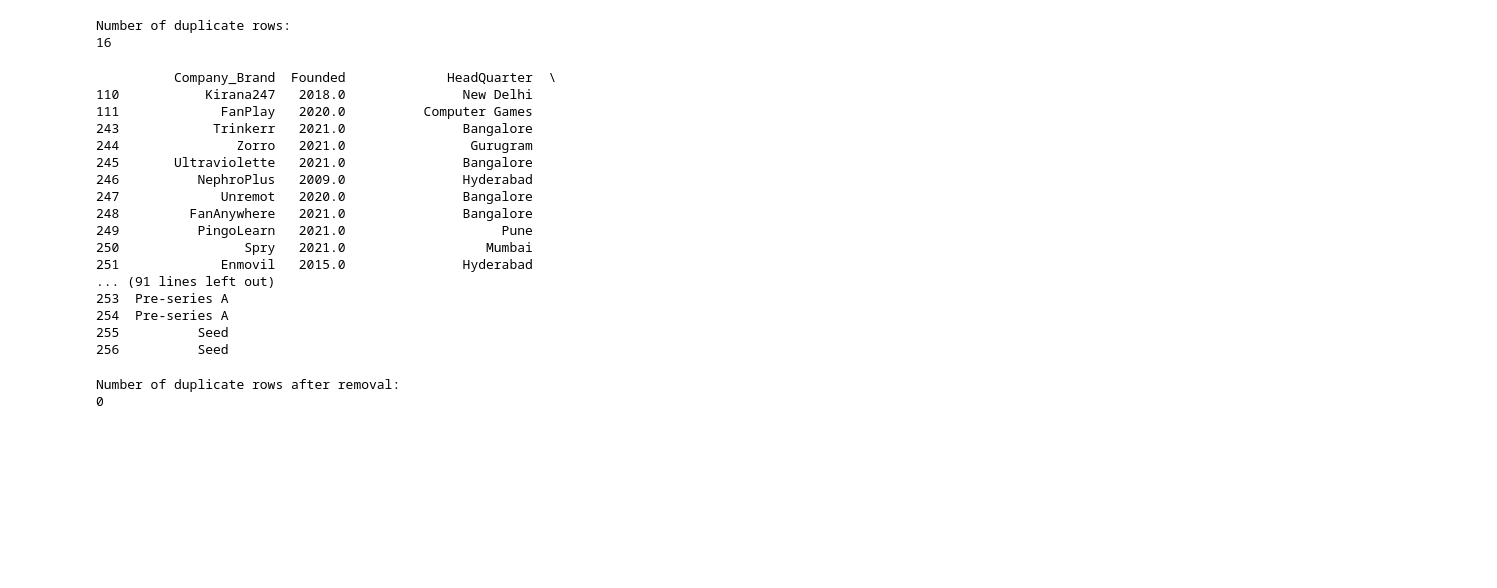
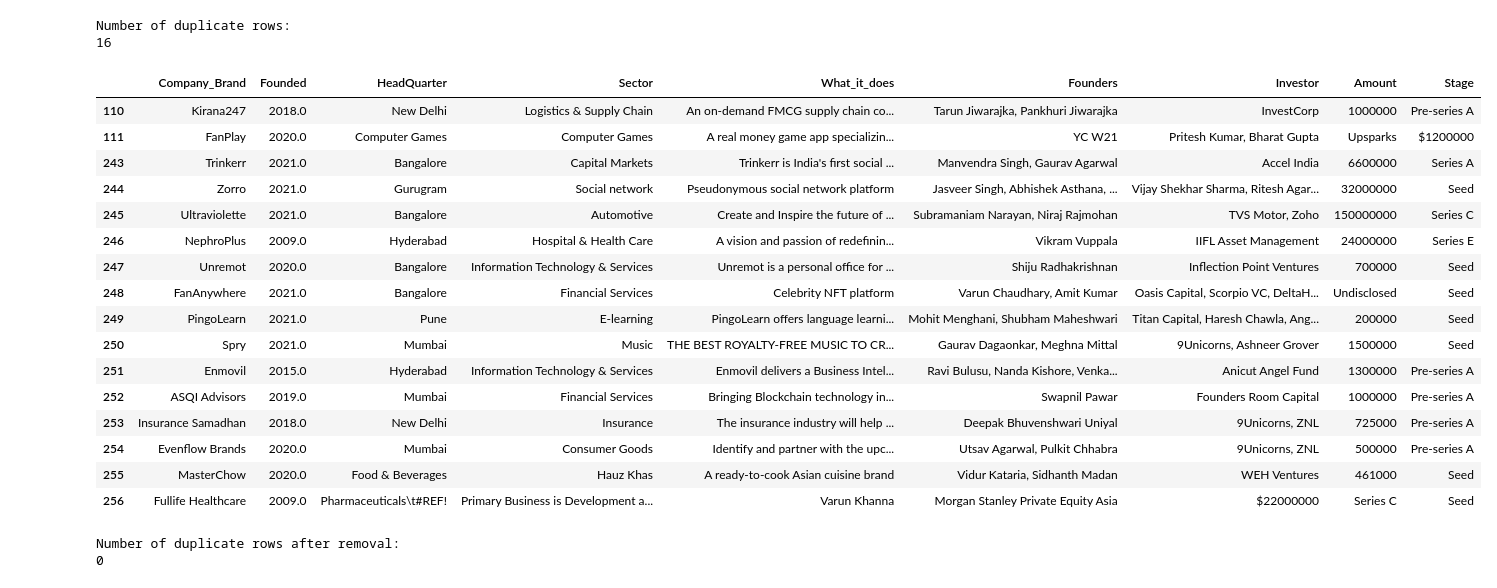
Before and after one commit to Babusto/Azubi-LP1-Project, a Jupyter notebook: Notebook/LP1.ipynb, the cells around one changed output. Cells and saved outputs as stored; diff of their text form; code cells hidden in the pictures; blank space fills up the shorter version.

```diff
--- a/Notebook/LP1.ipynb
+++ b/Notebook/LP1.ipynb
@@ -237,25 +237,25 @@ Number of duplicate rows:
 16
 # %%
 # Display duplicate rows
-print(ata[ata.duplicated()])
+ata[ata.duplicated()]
 # %% [output]
-          Company_Brand  Founded             HeadQuarter  \
-110           Kirana247   2018.0               New Delhi
-111             FanPlay   2020.0          Computer Games
-243            Trinkerr   2021.0               Bangalore
-244               Zorro   2021.0                Gurugram
-245       Ultraviolette   2021.0               Bangalore
-246          NephroPlus   2009.0               Hyderabad
-247             Unremot   2020.0               Bangalore
-248         FanAnywhere   2021.0               Bangalore
-249          PingoLearn   2021.0                    Pune
-250                Spry   2021.0                  Mumbai
-251             Enmovil   2015.0               Hyderabad
-... (91 lines left out)
-253  Pre-series A
-254  Pre-series A
-255          Seed
-256          Seed
+|  | Company_Brand | Founded | HeadQuarter | Sector | What_it_does | Founders | Investor | Amount | Stage |
+| 110 | Kirana247 | 2018.0 | New Delhi | Logistics & Supply Chain | An on-demand FMCG supply chain co... | Tarun Jiwarajka, Pankhuri Jiwarajka | InvestCorp | 1000000 | Pre-series A |
+| 111 | FanPlay | 2020.0 | Computer Games | Computer Games | A real money game app specializin... | YC W21 | Pritesh Kumar, Bharat Gupta | Upsparks | $1200000 |
+| 243 | Trinkerr | 2021.0 | Bangalore | Capital Markets | Trinkerr is India's first social ... | Manvendra Singh, Gaurav Agarwal | Accel India | 6600000 | Series A |
+| 244 | Zorro | 2021.0 | Gurugram | Social network | Pseudonymous social network platform | Jasveer Singh, Abhishek Asthana, ... | Vijay Shekhar Sharma, Ritesh Agar... | 32000000 | Seed |
+| 245 | Ultraviolette | 2021.0 | Bangalore | Automotive | Create and Inspire the future of ... | Subramaniam Narayan, Niraj Rajmohan | TVS Motor, Zoho | 150000000 | Series C |
+| 246 | NephroPlus | 2009.0 | Hyderabad | Hospital & Health Care | A vision and passion of redefinin... | Vikram Vuppala | IIFL Asset Management | 24000000 | Series E |
+| 247 | Unremot | 2020.0 | Bangalore | Information Technology & Services | Unremot is a personal office for ... | Shiju Radhakrishnan | Inflection Point Ventures | 700000 | Seed |
+| 248 | FanAnywhere | 2021.0 | Bangalore | Financial Services | Celebrity NFT platform | Varun Chaudhary, Amit Kumar | Oasis Capital, Scorpio VC, DeltaH... | Undisclosed | Seed |
+| 249 | PingoLearn | 2021.0 | Pune | E-learning | PingoLearn offers language learni... | Mohit Menghani, Shubham Maheshwari | Titan Capital, Haresh Chawla, Ang... | 200000 | Seed |
+| 250 | Spry | 2021.0 | Mumbai | Music | THE BEST ROYALTY-FREE MUSIC TO CR... | Gaurav Dagaonkar, Meghna Mittal | 9Unicorns, Ashneer Grover | 1500000 | Seed |
+| 251 | Enmovil | 2015.0 | Hyderabad | Information Technology & Services | Enmovil delivers a Business Intel... | Ravi Bulusu, Nanda Kishore, Venka... | Anicut Angel Fund | 1300000 | Pre-series A |
+| 252 | ASQI Advisors | 2019.0 | Mumbai | Financial Services | Bringing Blockchain technology in... | Swapnil Pawar | Founders Room Capital | 1000000 | Pre-series A |
+| 253 | Insurance Samadhan | 2018.0 | New Delhi | Insurance | The insurance industry will help ... | Deepak Bhuvenshwari Uniyal | 9Unicorns, ZNL | 725000 | Pre-series A |
+| 254 | Evenflow Brands | 2020.0 | Mumbai | Consumer Goods | Identify and partner with the upc... | Utsav Agarwal, Pulkit Chhabra | 9Unicorns, ZNL | 500000 | Pre-series A |
+| 255 | MasterChow | 2020.0 | Food & Beverages | Hauz Khas | A ready-to-cook Asian cuisine brand | Vidur Kataria, Sidhanth Madan | WEH Ventures | 461000 | Seed |
+| 256 | Fullife Healthcare | 2009.0 | Pharmaceuticals\t#REF! | Primary Business is Development a... | Varun Khanna | Morgan Stanley Private Equity Asia | $22000000 | Series C | Seed |
 # %%
 # Remove duplicate rows
 ata_cleaned = ata.drop_duplicates()
```
